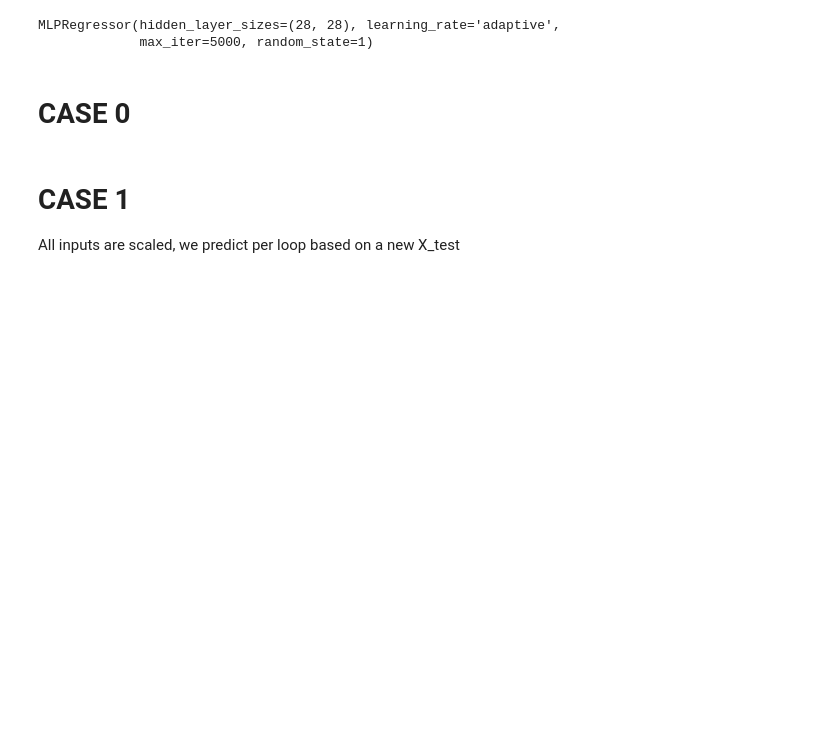
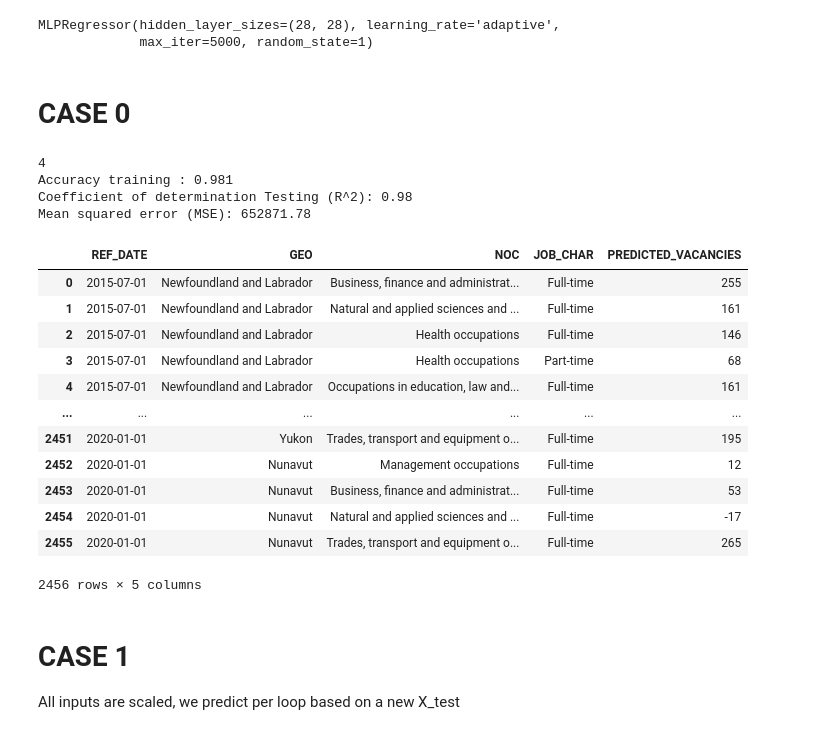
Before and after one commit to alecngai/Predicting_Canadian_Job_Vacancies, a Jupyter notebook: Machine_Learning/Alec_MLP_Future_Predictions.ipynb, the cells around one changed output. Saved outputs shown, nothing was run; the diff lists cells and outputs as text; code cells hidden in the pictures; blank space fills up the shorter version.

Commit message:
Finished ML predictions

```diff
--- a/Machine_Learning/Alec_MLP_Future_Predictions.ipynb
+++ b/Machine_Learning/Alec_MLP_Future_Predictions.ipynb
@@ -207,6 +207,19 @@ def MLP_Join(Input, Prediction):
     df_out["PREDICTED_VACANCIES"] = df_out["PREDICTED_VACANCIES"].astype(int)
 
     return df_out
+# %%
+def clean_output(output_df):
+
+    output_df.drop(columns="PREVIOUS_VACANCY", axis = 1, inplace=True)
+    output_df.loc[ output_df["QUARTER"] == 2, "QUARTER"] = 4
+    output_df.loc[ output_df["QUARTER"] == 3, "QUARTER"] = 7
+    output_df.loc[ output_df["QUARTER"] == 4, "QUARTER"] = 10
+    output_df["REF_DATE"] = output_df["YEAR"].astype(str) + "-" + output_df["QUARTER"].astype(str)
+    output_df["REF_DATE"] = pd.to_datetime(output_df["REF_DATE"])
+    output_df.drop(columns=["YEAR", "QUARTER"], axis = 1, inplace=True)
+    output_df = output_df[['REF_DATE', 'GEO', 'NOC', 'JOB_CHAR', 'PREDICTED_VACANCIES']]
+
+    return output_df
 # %%
 # Applying function prevVacancies to dataframe for autoregression, we drop rows that do not have previous quarters i.e. 2020 Q1 data.
 df["PREVIOUS_VACANCY"] = df.apply(prevVacancies, axis=1)
@@ -494,6 +509,36 @@ temp_output = pd.DataFrame(columns =['YEAR',
  'PREDICTED_VACANCIES'])
 # %% [markdown]
 # CASE 0
+# %%
+Y_pred = model_MLP.predict(X_train_MLP_scaled)
+Case_0 = Prediction_Join(X, Y_pred)
+Case_0 = clean_output(Case_0)
+
+print(model_MLP.n_layers_)
+print('Accuracy training : {:.3f}'.format(model_MLP.score(X_train_MLP_scaled, Y)))
+print('Coefficient of determination Testing (R^2): %.2f'
+      % r2_score(Y, Y_pred))
+print('Mean squared error (MSE): %.2f'
+      % mean_squared_error(Y, Y_pred))
+Case_0
+# %% [output]
+4
+Accuracy training : 0.981
+Coefficient of determination Testing (R^2): 0.98
+Mean squared error (MSE): 652871.78
+|  | REF_DATE | GEO | NOC | JOB_CHAR | PREDICTED_VACANCIES |
+| 0 | 2015-07-01 | Newfoundland and Labrador | Business, finance and administrat... | Full-time | 255 |
+| 1 | 2015-07-01 | Newfoundland and Labrador | Natural and applied sciences and ... | Full-time | 161 |
+| 2 | 2015-07-01 | Newfoundland and Labrador | Health occupations | Full-time | 146 |
+| 3 | 2015-07-01 | Newfoundland and Labrador | Health occupations | Part-time | 68 |
+| 4 | 2015-07-01 | Newfoundland and Labrador | Occupations in education, law and... | Full-time | 161 |
+| ... | ... | ... | ... | ... | ... |
+| 2451 | 2020-01-01 | Yukon | Trades, transport and equipment o... | Full-time | 195 |
+| 2452 | 2020-01-01 | Nunavut | Management occupations | Full-time | 12 |
+| 2453 | 2020-01-01 | Nunavut | Business, finance and administrat... | Full-time | 53 |
+| 2454 | 2020-01-01 | Nunavut | Natural and applied sciences and ... | Full-time | -17 |
+| 2455 | 2020-01-01 | Nunavut | Trades, transport and equipment o... | Full-time | 265 |
+2456 rows × 5 columns
 # %% [markdown]
 # CASE 1
 
```
Also changed, not shown: parts of 13 cells of this notebook, 6 other files.
